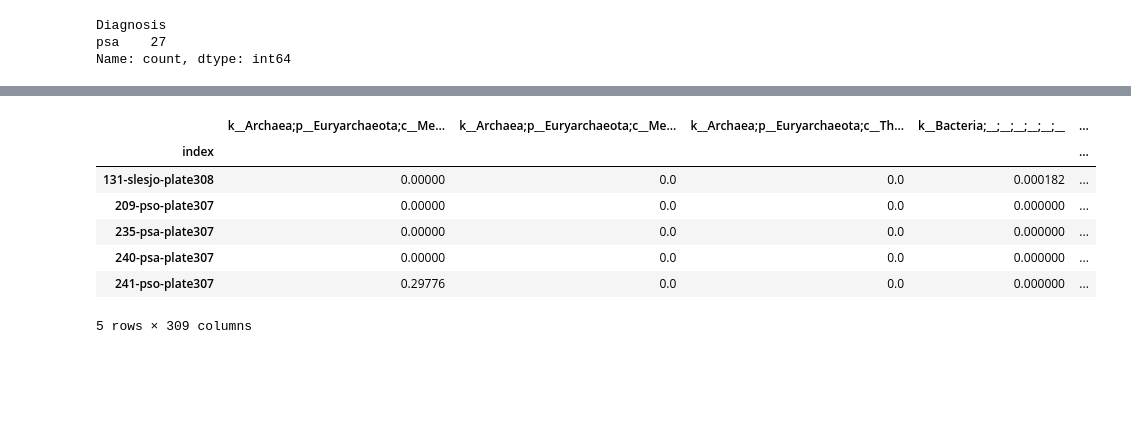
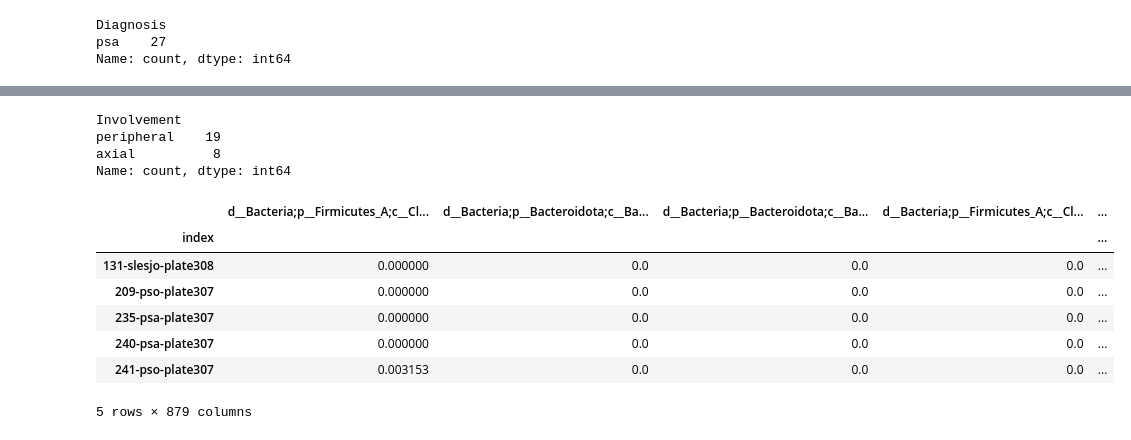
Before and after one commit to kbpi314/ampaim, a Jupyter notebook: code/AMPAIM_eiserValidation.ipynb, the cells around one changed output, grey strips where cells are left out. Saved outputs shown, nothing was run; the diff lists cells and outputs as text; code cells hidden in the pictures; blank space fills up the shorter version.

```diff
--- a/code/AMPAIM_eiserValidation.ipynb
+++ b/code/AMPAIM_eiserValidation.ipynb
@@ -269,38 +263,44 @@ Name: count, dtype: int64
+# %%
+# sample breakdown
+df_merge['Involvement'].value_counts()
+# %% [output]
+Involvement
+peripheral    19
+axial          8
+Name: count, dtype: int64
 # %%
 # unnormalized OTU table level-6 also has metadata in it! nice
 # from taxa_bar_plot.qzv
 #df_otu = pd.read_csv(path + 'inputs/Qiime2_0_KB_noctrl_noeiser_nocd/level-5.csv', index_col=0)
-#df_otu = pd.read_csv(path + 'inputs/Qiime2_0_KB_batch_nocd_full/level-5.csv', index_col=0)
-#df_otu = pd.read_csv(path + 'inputs/Qiime2_0_KB_noctrl_noeiser_nocd/level-6.csv', index_col=0)
-# df_otu = pd.read_csv(path + 'inputs/Qiime2_0_KB_batch_correct_nocd/level-6.csv', index_col=0)
-#df_otu = pd.read_csv(path + 'inputs/Qiime2_0_KB_noctrl_noeiser_nocd/level-7.csv', index_col=0)
-df_otu = pd.read_csv(path + 'inputs/Qiime2_0_KB_batch_nocd_full/level-7.csv', index_col=0)
+# df_otu = pd.read_csv(path + 'inputs/Q2_MSQ138_141_noctrl_noeiser_nocd_correct/level-7.csv', index_col=0)
+df_otu = pd.read_csv(path + 'inputs/Q2_MSQ138_141_noctrl_noeiser_nocd_correct_pcopri/level-7.csv', index_col=0)
+
 
 # determine columns to drop; i.e. keep taxa only
 dropcol = []
 for c in list(df_otu.columns.values):
-    if c[0:3] != 'k__':
+    if c[0:3] != 'd__': # don't use k__ anymore
         dropcol.append(c)
 
 # keep Diagnosis for later
 keepcol = df_otu['Diagnosis']
 
 df_otu = df_otu.drop(dropcol, axis=1)
 # df_otu.to_csv(path + 'inputs/Qiime2_0_KB_batch_correct_nocd/counts_L6.csv')
 
 # normalize the cols
 df_otu = df_otu.div(df_otu.sum(axis=1), axis=0)
 # df_otu.to_csv(path + 'inputs/Qiime2_0_KB_batch_correct_nocd/otu_table_L6.csv')
 
 # reappend dx
 df_otu = pd.concat([df_otu, keepcol],axis=1)
 df_otu.head()
 # %% [output]
-|  | k__Archaea;p__Euryarchaeota;c__Me... | k__Archaea;p__Euryarchaeota;c__Me... | k__Archaea;p__Euryarchaeota;c__Th... | k__Bacteria;__;__;__;__;__;__ | ... |
+|  | d__Bacteria;p__Firmicutes_A;c__Cl... | d__Bacteria;p__Bacteroidota;c__Ba... | d__Bacteria;p__Bacteroidota;c__Ba... | d__Bacteria;p__Firmicutes_A;c__Cl... | ... |
 | index |  |  |  |  | ... |
-| 131-slesjo-plate308 | 0.00000 | 0.0 | 0.0 | 0.000182 | ... |
-| 209-pso-plate307 | 0.00000 | 0.0 | 0.0 | 0.000000 | ... |
-| 235-psa-plate307 | 0.00000 | 0.0 | 0.0 | 0.000000 | ... |
-| 240-psa-plate307 | 0.00000 | 0.0 | 0.0 | 0.000000 | ... |
-| 241-pso-plate307 | 0.29776 | 0.0 | 0.0 | 0.000000 | ... |
+| 131-slesjo-plate308 | 0.000000 | 0.0 | 0.0 | 0.0 | ... |
+| 209-pso-plate307 | 0.000000 | 0.0 | 0.0 | 0.0 | ... |
+| 235-psa-plate307 | 0.000000 | 0.0 | 0.0 | 0.0 | ... |
+| 240-psa-plate307 | 0.000000 | 0.0 | 0.0 | 0.0 | ... |
+| 241-pso-plate307 | 0.003153 | 0.0 | 0.0 | 0.0 | ... |
-5 rows × 309 columns
+5 rows × 879 columns
```
Also changed, not shown: parts of 19 cells of this notebook, 1 other file.
